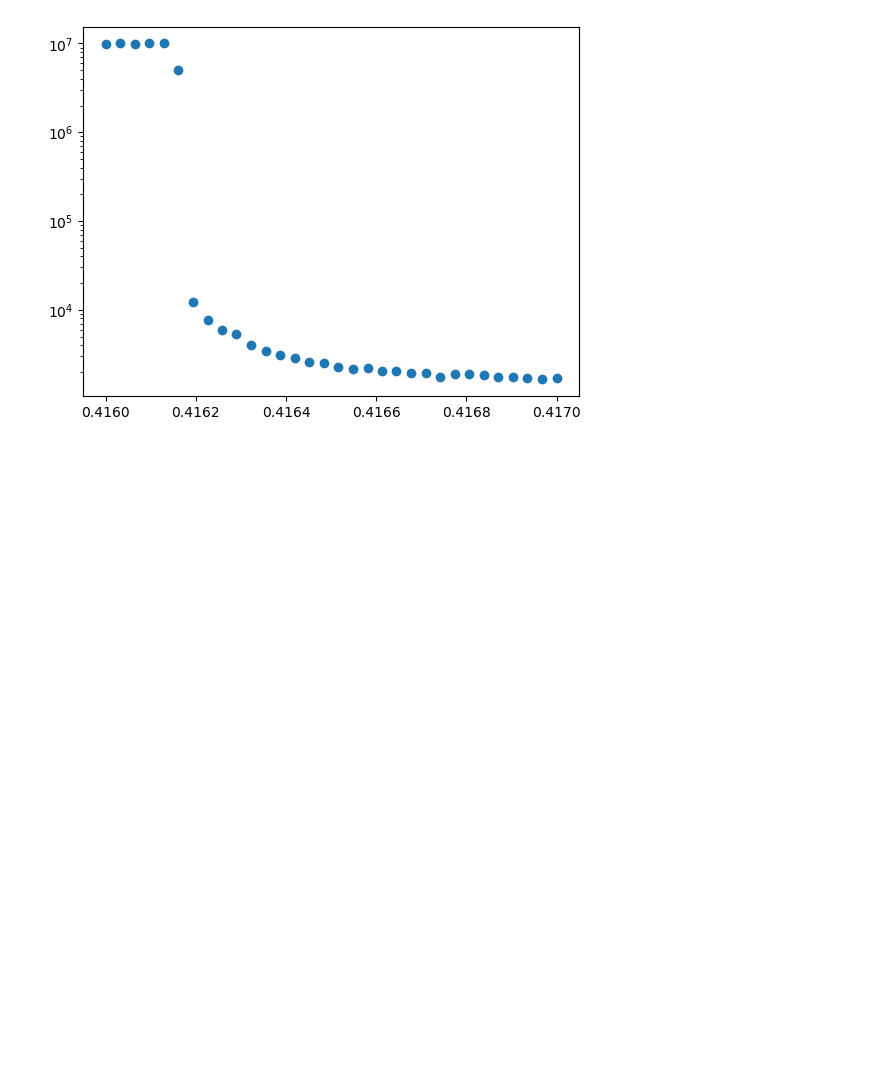
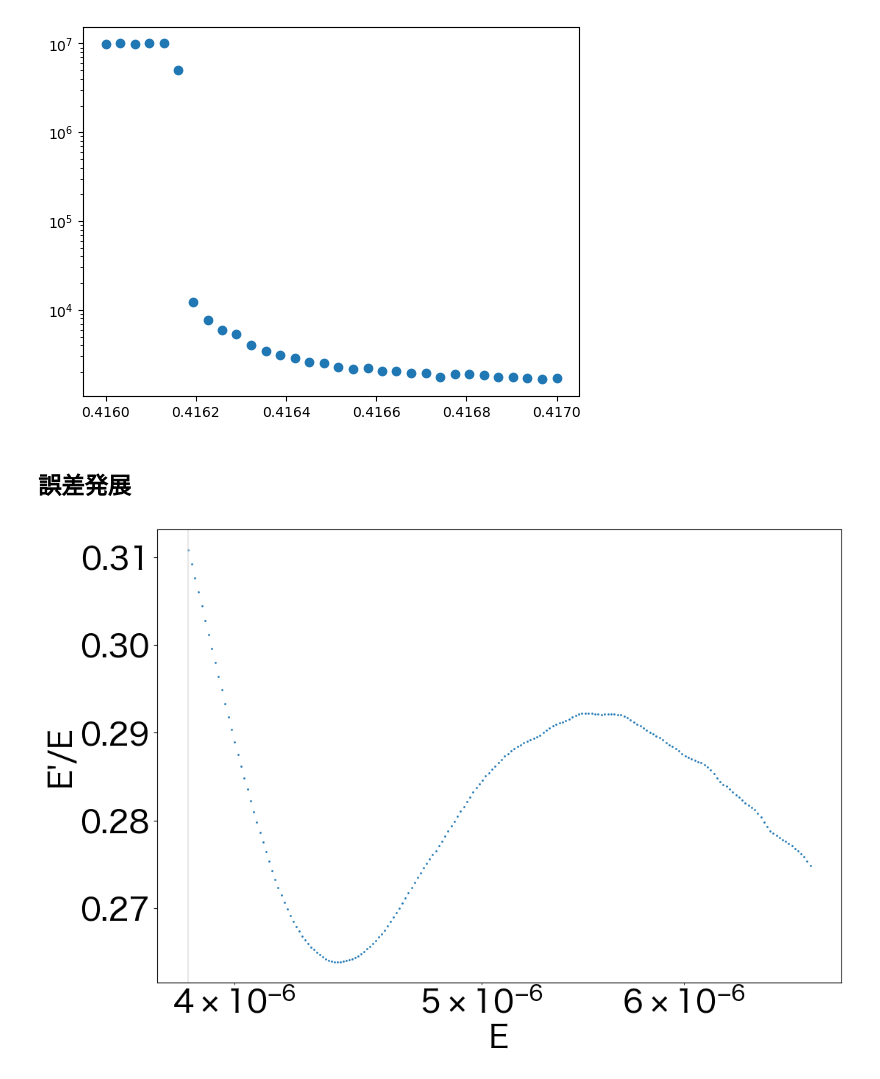
Before and after one commit to hibiki-kato/shell-model, a Jupyter notebook: py/visualize.ipynb, the cells around one changed output. Saved outputs shown, nothing was run; the diff lists cells and outputs as text; code cells hidden in the pictures; blank space fills up the shorter version.

```diff
--- a/py/visualize.ipynb
+++ b/py/visualize.ipynb
@@ -88,3 +88,25 @@ plt.yscale("log")
 # plt.xticks(rotation=90)  # Rotate x-axis labels by 90 degrees
 # %% [output]
 [figure]
+# %% [markdown]
+## 誤差発展
+# %%
+data = np.load("../error_growth/beta0.5nu4e-05t400repeat5000000sampling1.npy")
+begin = 100
+end = 300
+skip = 1
+
+error = data[0,begin:end:skip]
+error_growth = data[1,begin:end:skip]
+time = data[2,begin:end:skip]
+
+plt.figure(figsize=(12, 8))
+# 10秒ごとにerrorをサンプリング，その値の時に薄いグレーで縦線を引く
+for i in range(0, int(time[-1]), 10):
+    plt.axvline(error[i*100], c="lightgray", alpha=0.5)
+plt.scatter(error, error_growth, s=1)
+plt.xlabel("E")
+plt.ylabel("E'/E")
+plt.xscale("log")
+# %% [output]
+[figure, added]
```
Also changed, not shown: parts of 1 cell of this notebook, 29 other files.
